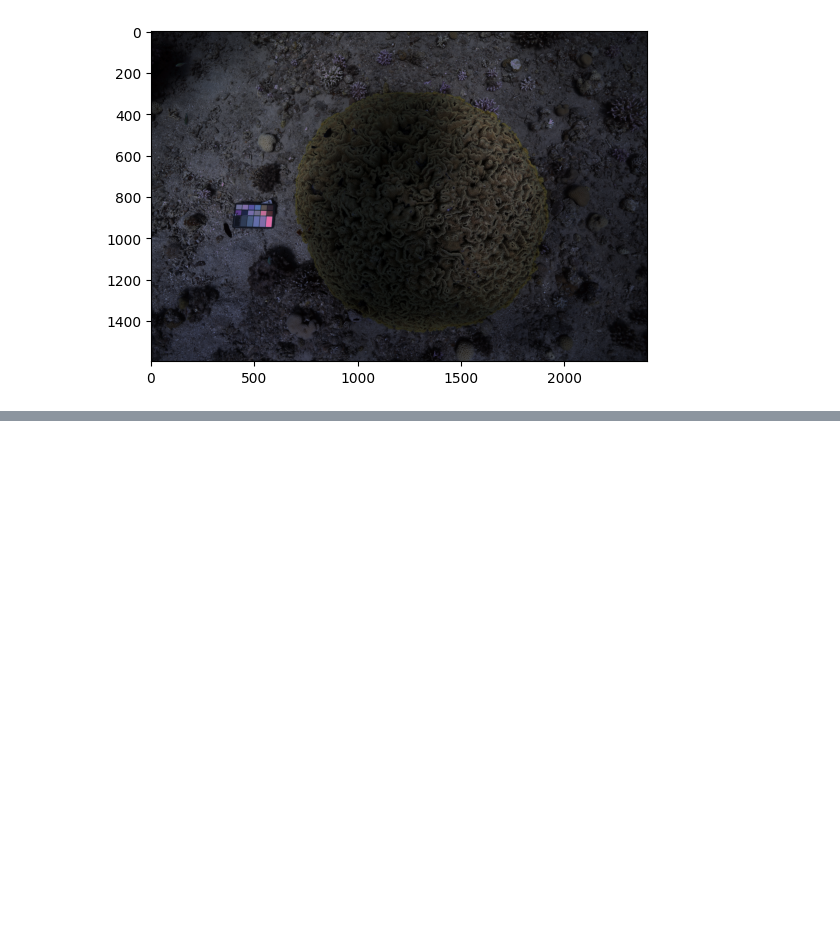
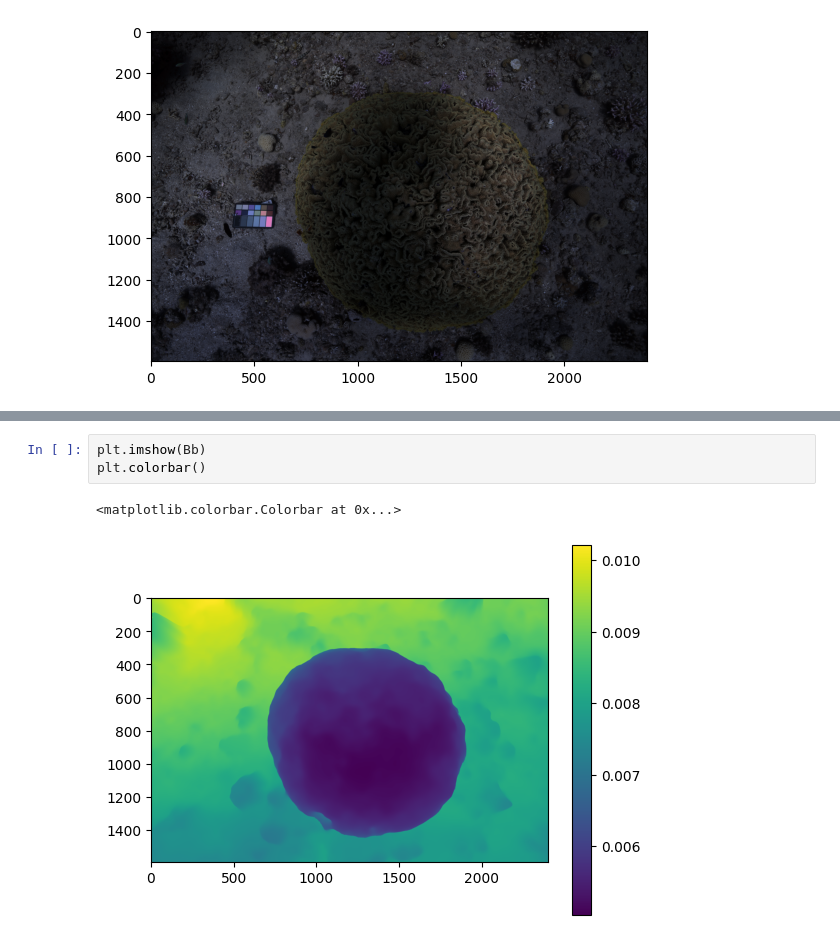
Before and after one commit to UCSD-E4E/pySeaThruDev, a Jupyter notebook: reference_implementation.ipynb, the cells around one changed output, grey strips where cells are left out. Cells and saved outputs as stored; diff of their text form; blank space fills up the shorter version.

```diff
--- a/reference_implementation.ipynb
+++ b/reference_implementation.ipynb
@@ -142,0 +179,6 @@ plt.imshow(cv2.cvtColor(corrected, cv2.COLOR_BGR2RGB))
+# %%
+plt.imshow(Bb)
+plt.colorbar()
+# %% [output]
+<matplotlib.colorbar.Colorbar at 0x...>
+[figure, added]
```
Also changed, not shown: parts of 9 cells of this notebook, 3 other files.
